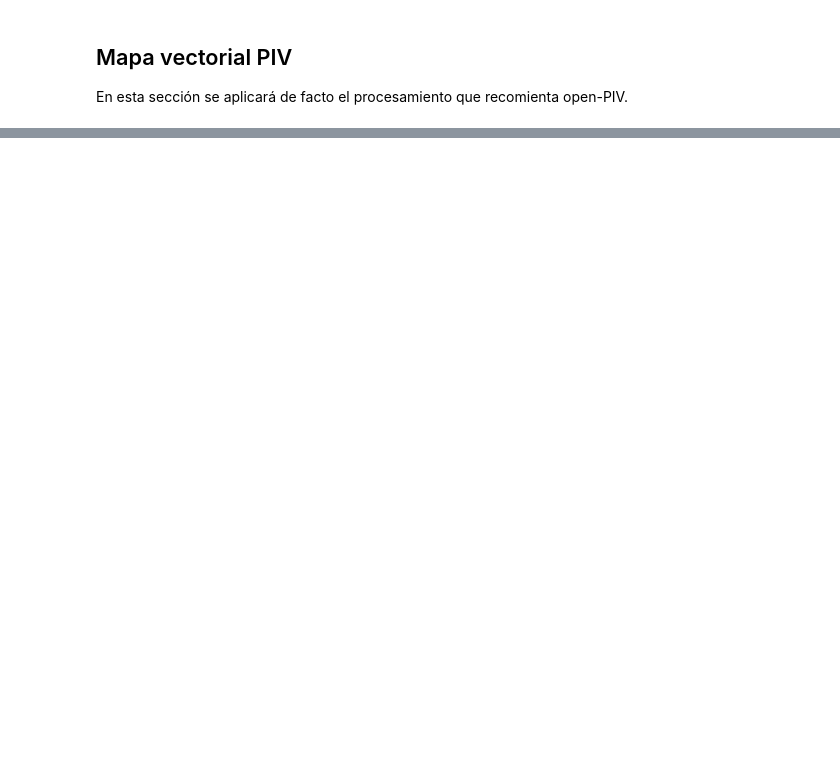
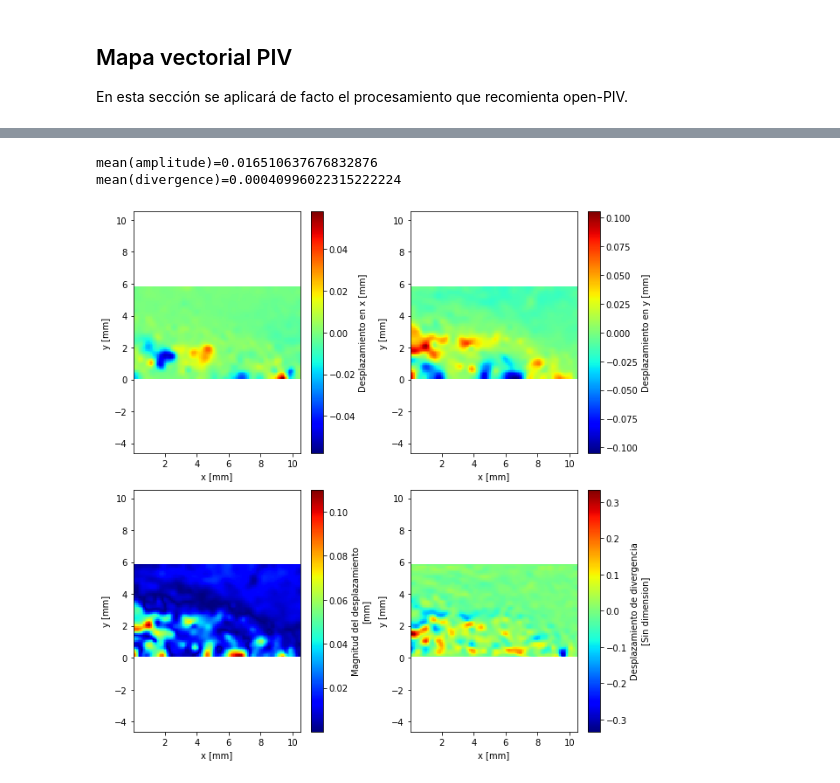
Before and after one commit to Abner-01/BOS, a Jupyter notebook: test1.ipynb, the cells around one changed output, grey strips where cells are left out. Saved outputs shown, nothing was run; the diff lists cells and outputs as text; code cells hidden in the pictures; blank space fills up the shorter version.

```diff
--- a/test1.ipynb
+++ b/test1.ipynb
@@ -259,0 +278,17 @@ frame369.jpg frame370.jpg
+# %%
+metodo_filtraje = "spline"
+if metodo_filtraje == "gaussian":
+    from scipy.ndimage import gaussian_filter
+
+    sigma = 2, 2
+    filter_ = lambda x: gaussian_filter(x, sigma=sigma, order=0, mode="nearest")
+
+elif metodo_filtraje == "spline":
+    from scipy.signal import spline_filter
+
+    lmbda = 2
+    filter_ = lambda x: spline_filter(x, lmbda=lmbda)
+
+filtered_data = xr.apply_ufunc(filter_, data, keep_attrs=True)
+
+filtered_data
@@ -259,0 +304,22 @@ frame369.jpg frame370.jpg
+# %%
+filtered_data["amplitude"] = amplitude(filtered_data)
+filtered_data["divergence"] = divergence(filtered_data)
+
+print(f"mean(amplitude)={float(filtered_data.amplitude.mean())}")
+print(f"mean(divergence)={float(filtered_data.divergence.mean())}")
+
+fig, axs = plt.subplots(2, 2, figsize=(9, 9))
+filtered_data.U.plot.pcolormesh(ax=axs[0][0], cmap=plt.cm.jet)
+filtered_data.V.plot.pcolormesh(ax=axs[0][1], cmap=plt.cm.jet)
+filtered_data.amplitude.plot.pcolormesh(ax=axs[1][0], cmap=plt.cm.jet)
+filtered_data.divergence.plot.pcolormesh(ax=axs[1][1], cmap=plt.cm.jet)
+
+for axx in axs:
+    for axy in axx:
+        axy.axis("equal")
+fig.tight_layout()
+plt.show()
+# %% [output]
+mean(amplitude)=0.016510637676832876
+mean(divergence)=0.00040996022315222224
+[figure, added]
```
Also changed, not shown: parts of 14 cells of this notebook, 3 other files.
